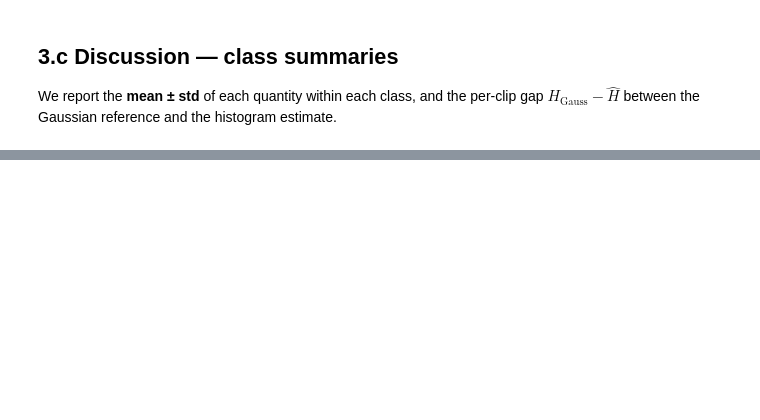
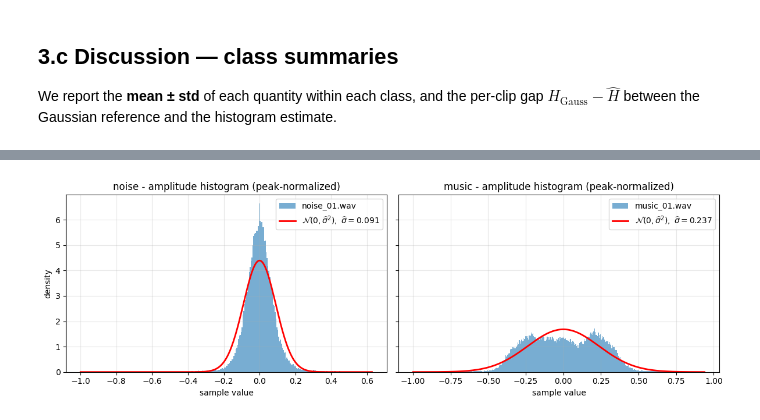
Before and after one commit to wakeupat4am/COMP4010--Advanced-Prob-Stat----Final-Project, a Jupyter notebook: Problem & Visualization/Problem 3/Problem_3.ipynb, the cells around one changed output, grey strips where cells are left out. Cells and saved outputs as stored; diff of their text form; code cells hidden in the pictures; blank space fills up the shorter version.

```diff
--- a/Problem & Visualization/Problem 3/Problem_3.ipynb
+++ b/Problem & Visualization/Problem 3/Problem_3.ipynb
@@ -171,22 +216,25 @@ plt.tight_layout(); plt.show()
 # %%
 # Sample-amplitude histograms (one representative clip per class) with the
 # matched-variance Gaussian overlaid -- visualizes why the gap differs.
 fig, axes = plt.subplots(1, 2, figsize=(12, 4), sharey=True)
 for ax, cls in zip(axes, ["noise", "music"]):
     fname = df.loc[df["class"] == cls, "file"].iloc[0]
-    _, x = load_wav_mono(os.path.join(DATA_DIR, fname))
+    _, x = load_wav_mono(os.path.join(DATA_DIR, cls, fname))
+    x = x / np.max(np.abs(x))                # match the analysis pipeline
     sig = x.std()
     ax.hist(x, bins=np.arange(x.min(), x.max() + DELTA, DELTA),
             density=True, alpha=0.6, label=f"{fname}")
     xs = np.linspace(x.min(), x.max(), 500)
     gauss = np.exp(-xs ** 2 / (2 * sig ** 2)) / (sig * np.sqrt(2 * np.pi))
     ax.plot(xs, gauss, "r-", linewidth=2,
             label=fr"$\mathcal{{N}}(0,\widehat\sigma^2),\ \widehat\sigma={sig:.3f}$")
-    ax.set_title(f"{cls} - amplitude histogram")
+    ax.set_title(f"{cls} - amplitude histogram (peak-normalized)")
     ax.set_xlabel("sample value"); ax.legend()
     ax.grid(True, alpha=0.3)
 axes[0].set_ylabel("density")
 plt.tight_layout(); plt.show()
+# %% [output]
+[figure, added]
 # %%
 # Numerical comparison of typical gaps
 noise_gap = df.loc[df["class"] == "noise", "gap"]
```
Also changed, not shown: parts of 9 cells of this notebook, 42 other files.
